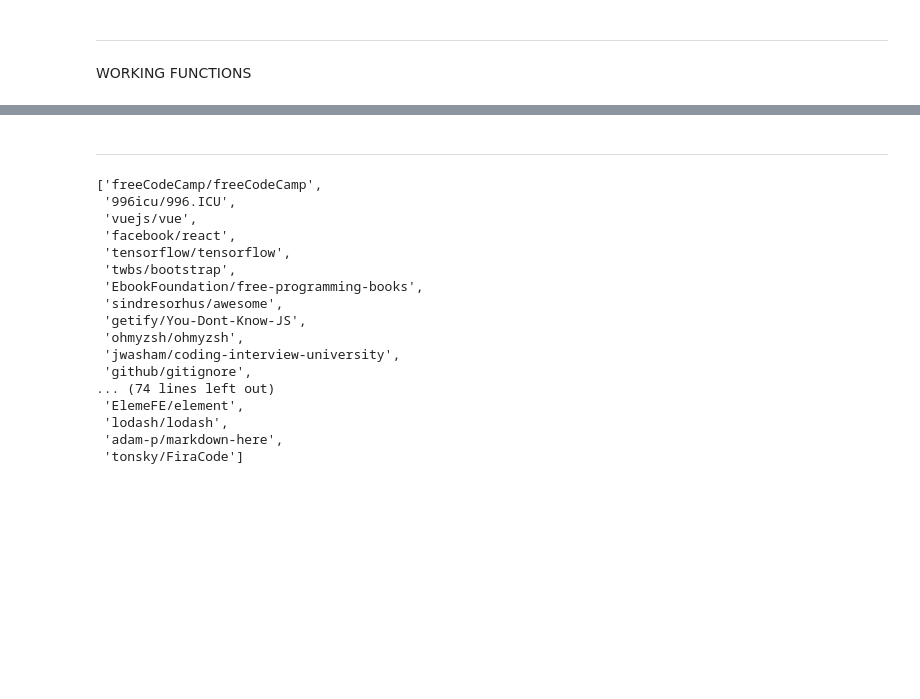
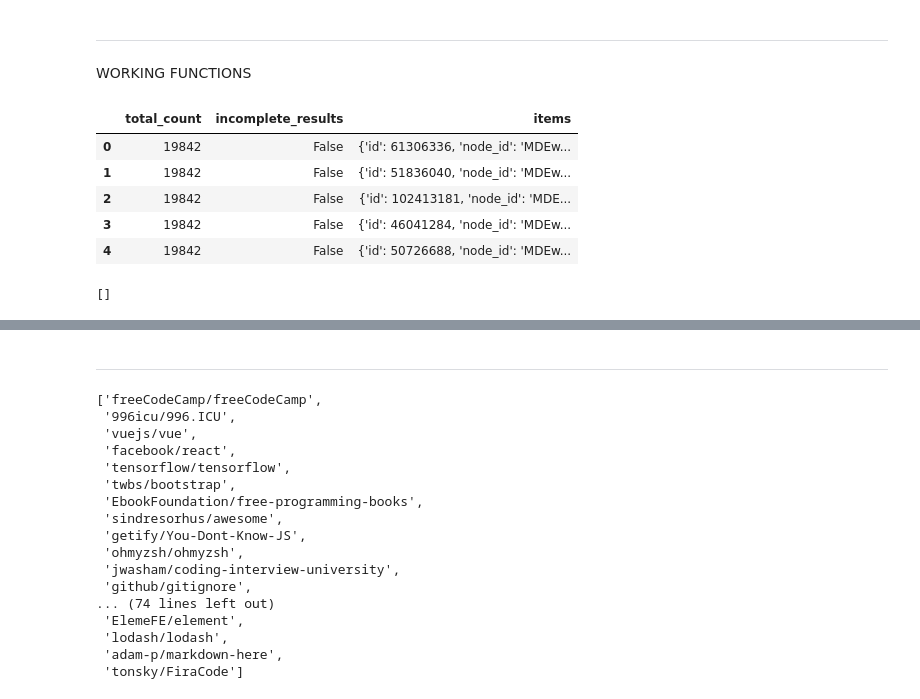
Before and after one commit to pellegrino-nlp/nlp_project, a Jupyter notebook: cris_notebook.ipynb, the cells around one changed output, grey strips where cells are left out. Cells and saved outputs as stored; diff of their text form; code cells hidden in the pictures; blank space fills up the shorter version.

Commit message:
added repo json

```diff
--- a/cris_notebook.ipynb
+++ b/cris_notebook.ipynb
@@ -14,0 +36,11 @@ WORKING FUNCTIONS
+# %%
+starred = pd.read_json("starred_urls.json")
+# %%
+starred.head()
+# %% [output]
+|  | total_count | incomplete_results | items |
+| 0 | 19842 | False | {'id': 61306336, 'node_id': 'MDEw... |
+| 1 | 19842 | False | {'id': 51836040, 'node_id': 'MDEw... |
+| 2 | 19842 | False | {'id': 102413181, 'node_id': 'MDE... |
+| 3 | 19842 | False | {'id': 46041284, 'node_id': 'MDEw... |
+| 4 | 19842 | False | {'id': 50726688, 'node_id': 'MDEw... |
@@ -14,0 +53,4 @@ WORKING FUNCTIONS
+# %%
+re.findall(r"https://github.com/(\w+.+)", string)
+# %% [output]
+[]
```
Also changed, not shown: parts of 10 cells of this notebook, 1 other file.
